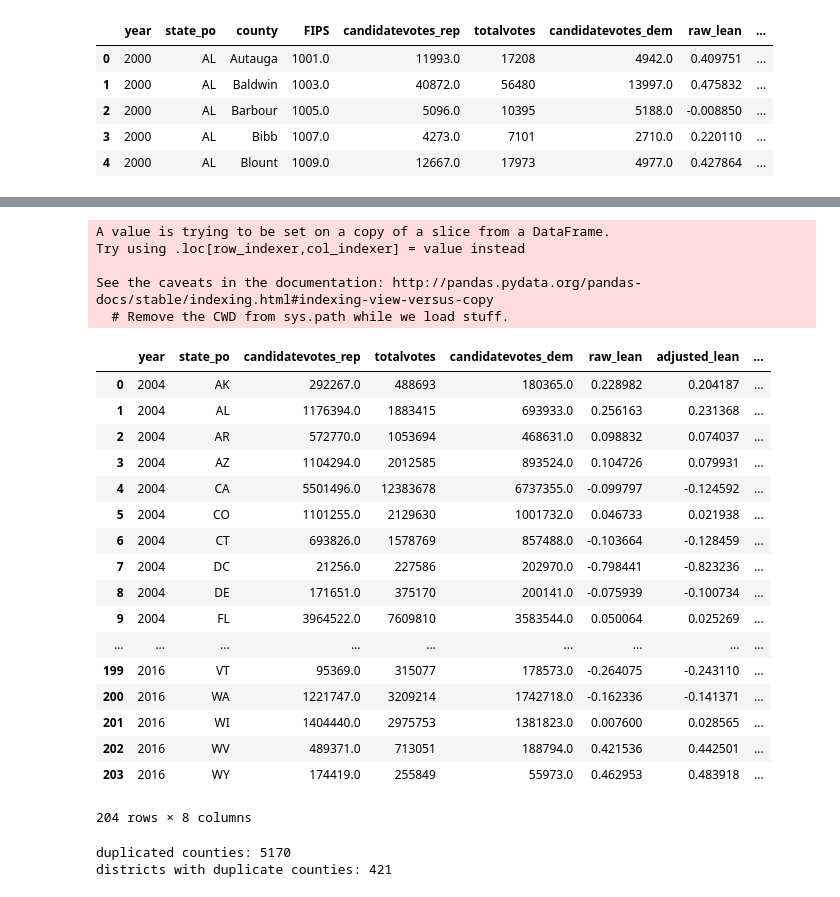
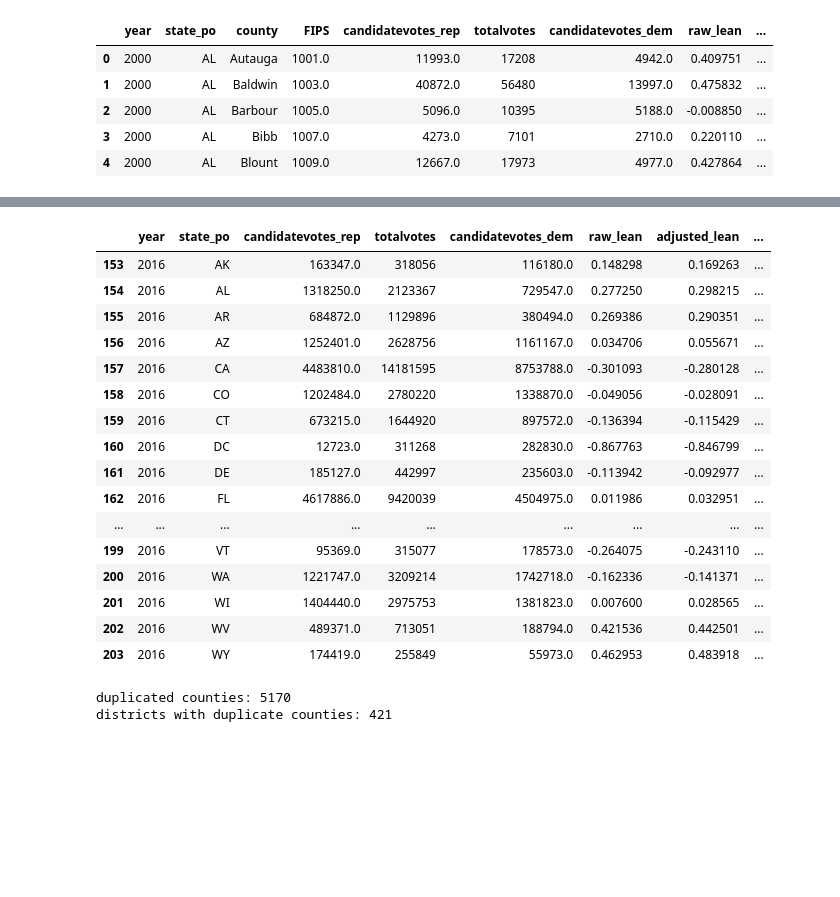
Before and after one commit to Nhorning/Congressional_Survival, a Jupyter notebook: historical_partisan_lean..ipynb, the cells around one changed output, grey strips where cells are left out. Drawn from its saved outputs; the diff is of its cells as text; code cells hidden in the pictures; blank space fills up the shorter version.

Commit message:
added state legislative elections to model

```diff
--- a/historical_partisan_lean..ipynb
+++ b/historical_partisan_lean..ipynb
@@ -58,3 +64,10 @@ county_district.head()
 | 24442 | 1 | AL | current | 5 | Barbour | 2 | 1005 |
 | 24443 | 1 | AL | current | 7 | Bibb | 6 | 1007 |
 | 24444 | 1 | AL | current | 9 | Blount | 6 | 1009 |
+# %%
+#State Legislative Election Returns, 1967-2016: Restructured For Use
+#https://dataverse.harvard.edu/dataset.xhtml?persistentId=doi:10.7910/DVN/DRSACA
+
+state_leg= pd.read_csv('Data/102slersuoacontest20181024-1.tab', sep='\t').loc[:,['year','state','sfips','dno','sen','sab','dvote','rvote','ovote']]
+
+state_leg.head()
@@ -68,8 +88,8 @@ def getlean(df):
     the previous weighted at 25%, and the results from elections for the state legislature weighted at 25%
     The assumption here, is that using congressional data to predict congressional results will introduce bias,
     such as encumbancy advantage.
-    We don't have historical state office returns, so we'll have to exclude those from the model,
-    Weighting 75% on the current years presidential return, and 25% on the previous year's presidential return.
+
+    We'll try and recreate that here, on the state level.
 
     This function will produce the
     '''
@@ -156,60 +215,64 @@ countylean.head()
 # %%
-def compound_lean(df):
+def compound_lean(df,leg_df):
     '''takes a df with year, state, and adjusted lean, returns a df with compound lean
     The adjusted lean of each election year wieghted at .75 with the previous weighted at .25'''
 
     #create two data frames - one with all but the firs year, and one with all but the last year
     new_df = df.loc[df.year != df.year.unique()[0]]
     old_df = df.loc[df.year != df.year.unique()[-1]]
 
     #Shift the year column for years back to match the subsequent years.
-    old_df['year'] = old_df.year + 4
+    old_df.loc[:,'year'] = old_df.year + 4
 
     #index the frames using year and state codes
-    old_df = old_df.set_index(['year','state_po'])
-    new_df = new_df.set_index(['year','state_po'])
+    old_df = old_df.set_index(['year','state_po']).sort_index()
+    new_df = new_df.set_index(['year','state_po']).sort_index()
 
+    #adjust years in state elections to fit presidental elections
+    leg_df.loc[:,'year'] = leg_df.year - (leg_df.year - 1968)%4
+    #print(leg_df.loc[leg_df.state_po == 'MD'])
+
+    #match index of state_leg with others
+    #leg_df_group = leg_df.groupby(['year','state_po']).mean().sort_index()
+    dups = leg_df.loc[:,['year','state_po']].duplicated(keep='last')
+    leg_df_dup = leg_df[~dups].set_index(['year','state_po'])
+
+    #copy new_df
     lean_df = new_df
 
-    lean_df['compound_lean'] = (new_df.adjusted_lean*.75) + (old_df.adjusted_lean*.25)
+    lean_df['compound_lean'] = new_df.adjusted_lean*.50 + old_df.adjusted_lean*.25 + leg_df_dup.adjusted_lean*.25
 
     return lean_df.reset_index()
 
 
 #Create presidential lean by state
 state_pres_lean = getlean(countylean.groupby(['year','state_po',]).sum().reset_index().drop('FIPS', axis=1))
 
-state_pres_lean = compound_lean(state_pres_lean)
+state_pres_leg_lean = compound_lean(state_pres_lean,state_leg_lean)
 
 #Save as csv
-state_pres_lean.to_csv('Data/Output/state_pres_lean.csv')
+state_pres_leg_lean.to_csv('Data/Output/state_pres_leg_lean.csv')
 
 #print what it looks like
-state_pres_lean
+state_pres_leg_lean.loc[state_pres_leg_lean.year == 2016]
 # %% [output]
-A value is trying to be set on a copy of a slice from a DataFrame.
-Try using .loc[row_indexer,col_indexer] = value instead
-
-See the caveats in the documentation: http://pandas.pydata.org/pandas-docs/stable/indexing.html#indexing-view-versus-copy
-  # Remove the CWD from sys.path while we load stuff.
 |  | year | state_po | candidatevotes_rep | totalvotes | candidatevotes_dem | raw_lean | adjusted_lean | ... |
-| 0 | 2004 | AK | 292267.0 | 488693 | 180365.0 | 0.228982 | 0.204187 | ... |
-| 1 | 2004 | AL | 1176394.0 | 1883415 | 693933.0 | 0.256163 | 0.231368 | ... |
-| 2 | 2004 | AR | 572770.0 | 1053694 | 468631.0 | 0.098832 | 0.074037 | ... |
-| 3 | 2004 | AZ | 1104294.0 | 2012585 | 893524.0 | 0.104726 | 0.079931 | ... |
-| 4 | 2004 | CA | 5501496.0 | 12383678 | 6737355.0 | -0.099797 | -0.124592 | ... |
-| 5 | 2004 | CO | 1101255.0 | 2129630 | 1001732.0 | 0.046733 | 0.021938 | ... |
-| 6 | 2004 | CT | 693826.0 | 1578769 | 857488.0 | -0.103664 | -0.128459 | ... |
-| 7 | 2004 | DC | 21256.0 | 227586 | 202970.0 | -0.798441 | -0.823236 | ... |
-| 8 | 2004 | DE | 171651.0 | 375170 | 200141.0 | -0.075939 | -0.100734 | ... |
-| 9 | 2004 | FL | 3964522.0 | 7609810 | 3583544.0 | 0.050064 | 0.025269 | ... |
+| 153 | 2016 | AK | 163347.0 | 318056 | 116180.0 | 0.148298 | 0.169263 | ... |
+| 154 | 2016 | AL | 1318250.0 | 2123367 | 729547.0 | 0.277250 | 0.298215 | ... |
+| 155 | 2016 | AR | 684872.0 | 1129896 | 380494.0 | 0.269386 | 0.290351 | ... |
+| 156 | 2016 | AZ | 1252401.0 | 2628756 | 1161167.0 | 0.034706 | 0.055671 | ... |
+| 157 | 2016 | CA | 4483810.0 | 14181595 | 8753788.0 | -0.301093 | -0.280128 | ... |
+| 158 | 2016 | CO | 1202484.0 | 2780220 | 1338870.0 | -0.049056 | -0.028091 | ... |
+| 159 | 2016 | CT | 673215.0 | 1644920 | 897572.0 | -0.136394 | -0.115429 | ... |
+| 160 | 2016 | DC | 12723.0 | 311268 | 282830.0 | -0.867763 | -0.846799 | ... |
+| 161 | 2016 | DE | 185127.0 | 442997 | 235603.0 | -0.113942 | -0.092977 | ... |
+| 162 | 2016 | FL | 4617886.0 | 9420039 | 4504975.0 | 0.011986 | 0.032951 | ... |
 | ... | ... | ... | ... | ... | ... | ... | ... | ... |
 | 199 | 2016 | VT | 95369.0 | 315077 | 178573.0 | -0.264075 | -0.243110 | ... |
 | 200 | 2016 | WA | 1221747.0 | 3209214 | 1742718.0 | -0.162336 | -0.141371 | ... |
 | 201 | 2016 | WI | 1404440.0 | 2975753 | 1381823.0 | 0.007600 | 0.028565 | ... |
 | 202 | 2016 | WV | 489371.0 | 713051 | 188794.0 | 0.421536 | 0.442501 | ... |
 | 203 | 2016 | WY | 174419.0 | 255849 | 55973.0 | 0.462953 | 0.483918 | ... |
-204 rows × 8 columns
 # %%
 #Find a way to join the above to create a rough approximation of lean at the district level
 
```
Also changed, not shown: parts of 4 cells of this notebook, 6 other files.
